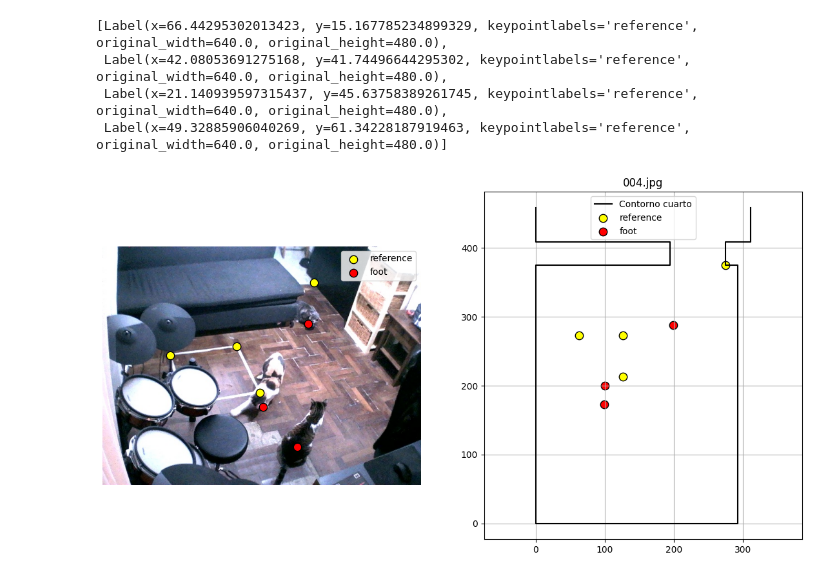
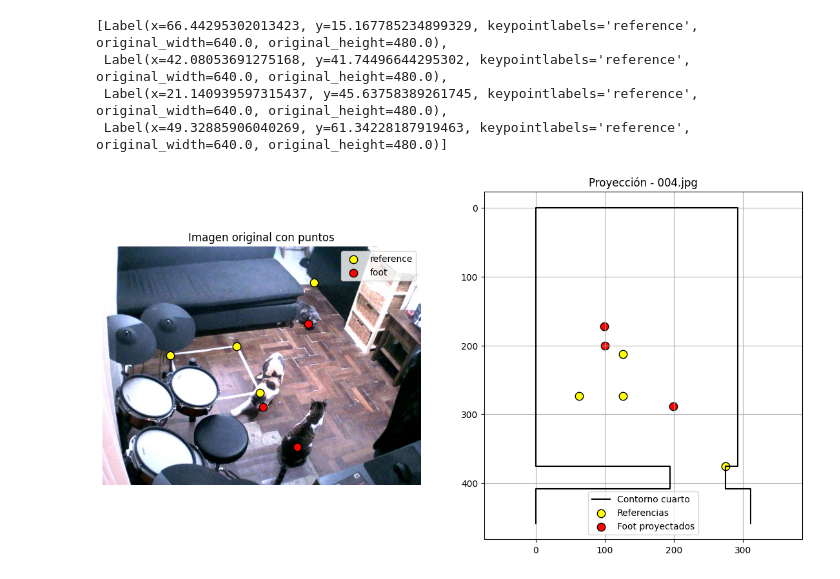
Before and after one commit to AlejoPrietoDavalos/cvio, a Jupyter notebook: eda.ipynb, the cells around one changed output. Cells and saved outputs as stored; diff of their text form; code cells hidden in the pictures.

```diff
--- a/eda.ipynb
+++ b/eda.ipynb
@@ -137,6 +137,9 @@ room_outline = np.array([
 H, _ = cv2.findHomography(points_ref, points_real)
 # %%
 import matplotlib.pyplot as plt
+import numpy as np
+import cv2
+from pathlib import Path
 
 def project_points(image_points: np.ndarray, H: np.ndarray) -> np.ndarray:
     """ Proyecta puntos desde la imagen al plano real usando la homografía. """
@@ -157,39 +160,45 @@ def show_image_with_points(
 
     fig, axs = plt.subplots(1, 2, figsize=(14, 7))
 
-    # Imagen original
     axs[0].imshow(img)
     axs[0].scatter(ref_pts[:, 0]*(original_width/100), ref_pts[:, 1]*(original_height/100), c='yellow', label='reference', s=80, edgecolor='black')
     axs[0].scatter(foot_pts[:, 0]*(original_width/100), foot_pts[:, 1]*(original_height/100), c='red', label='foot', s=80, edgecolor='black')
     axs[0].axis('off')
     axs[0].legend()
+    axs[0].set_title("Imagen original con puntos")
 
     return axs[1]  # Devuelve el segundo eje para graficar el plano
 
 def plot_projection_on_axes(
     ax: plt.Axes,
-    room_contour: np.ndarrome}")
+    room_contour: np.ndarray,
+    reference_pts: np.ndarray,
+    projected_pts: np.ndarray,
+    img_name: str
+) -> None:
+    """ Dibuja el plano del cuarto en un subplot existente. """
+    ax.plot(room_contour[:, 0], room_contour[:, 1], 'k-', label='Contorno cuarto')
+    ax.scatter(reference_pts[:, 0], reference_pts[:, 1], c='yellow', label='Referencias', s=80, edgecolor='black')
+    ax.scatter(projected_pts[:, 0], projected_pts[:, 1], c='red', label='Foot proyectados', s=80, edgecolor='black')
+    ax.set_title(f"Proyección - {img_name}")
     ax.axis('equal')
+    ax.invert_yaxis()
     ax.grid(True)
     ax.legend()
 
 
 
 IMG_PATH = path_captures / IMG_NAME
-
-# Preparar puntos de imagen (sin invertir Y si la imagen es directa)
 foot_img_pts = name2label[IMG_NAME].foot_array
 ref_img_pts = name2label[IMG_NAME].reference_array
 original_width = name2label[IMG_NAME].reference[0].original_width
 original_height = name2label[IMG_NAME].reference[0].original_height
 
-# Proyectar
 foot_projected = project_points(foot_img_pts, H)
 
-
-# Mostrar ambos plots
 ax_right = show_image_with_points(IMG_PATH, foot_img_pts, ref_img_pts, original_width, original_height)
 plot_projection_on_axes(ax_right, room_outline, points_real, foot_projected, IMG_NAME)
+
 plt.show()
 # %% [output]
-[figure, old version]
+[figure, new version]
```
